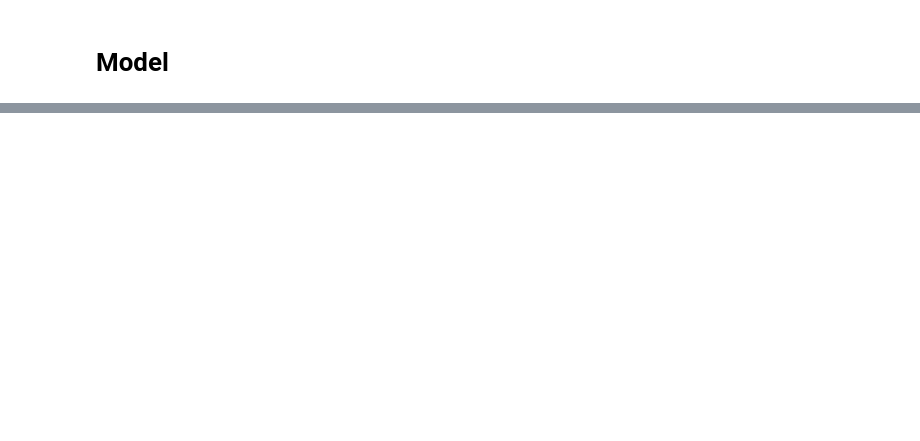
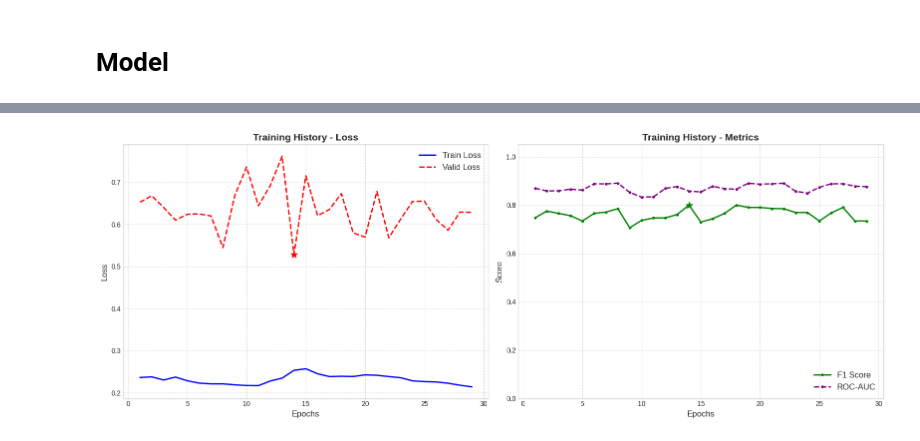
Before and after one commit to Brokengm/BIA_group_work, a Jupyter notebook: model.ipynb, the cells around one changed output, grey strips where cells are left out. Drawn from its saved outputs; the diff is of its cells as text; code cells hidden in the pictures; blank space fills up the shorter version.

Commit message:
add visualization

```diff
--- a/model.ipynb
+++ b/model.ipynb
@@ -690,0 +533,78 @@ print(f"ROC-AUC: {results[5]:.4f}")
+# %%
+#绘图函数
+import matplotlib.pyplot as plt
+import numpy as np
+
+def plot_training_history(learner,fold,title="Training History"):
+    """
+    从 FastAI Learner 中提取数据并绘制专业的 Loss 和 Metrics 曲线
+    """
+    # 1. 提取数据
+    # recorder.values 是一个列表，每一行对应一个 epoch
+    # 每一行的列顺序对应 learner.recorder.metric_names
+    values = np.array(learner.recorder.values)
+    metric_names = learner.recorder.metric_names
+
+    # FastAI 的 metric_names 通常是 ['epoch', 'train_loss', 'valid_loss', 'accuracy', 'f1_score', 'roc_auc_binary', ...]
+    # 注意：values 里不包含 'epoch' 列，所以索引要偏移
+
+    # 找到对应的索引 (自动查找，防止顺序变动)
+    try:
+        idx_train_loss = metric_names.index('train_loss') - 1
+        idx_valid_loss = metric_names.index('valid_loss') - 1
+        idx_f1 = metric_names.index('f1_score') - 1
+        idx_auc = metric_names.index('roc_auc_score') - 1
+    except ValueError:
+        print("错误: 找不到指定的指标名称，请检查 learner.recorder.metric_names")
+        print("当前可用指标:", metric_names)
+        return
+
+    # 提取列数据
+    train_losses = values[:, idx_train_loss]
+    valid_losses = values[:, idx_valid_loss]
+    f1_scores = values[:, idx_f1]
+    auc_scores = values[:, idx_auc]
+    epochs = range(1, len(train_losses) + 1)
+
+    # 2. 设置绘图风格
+    plt.style.use('seaborn-v0_8-whitegrid') # 使用整洁的网格风格
+    fig, (ax1, ax2) = plt.subplots(1, 2, figsize=(16, 6))
+
+    # --- 图 1: Loss 曲线 ---
+    ax1.plot(epochs, train_losses, 'b-', label='Train Loss', linewidth=2)
+    ax1.plot(epochs, valid_losses, 'r--', label='Valid Loss', linewidth=2)
+    ax1.set_title(f'{title} - Loss', fontsize=14, fontweight='bold')
+    ax1.set_xlabel('Epochs', fontsize=12)
+    ax1.set_ylabel('Loss', fontsize=12)
+    ax1.legend(fontsize=12)
+    ax1.grid(True, linestyle='--', alpha=0.7)
+
+    # 标记最佳验证 Loss 点
+    min_loss_idx = np.argmin(valid_losses)
+    ax1.scatter(epochs[min_loss_idx], valid_losses[min_loss_idx], s=100, c='red', marker='*')
+
+    # --- 图 2: Metrics 曲线 (F1 & AUC) ---
+    ax2.plot(epochs, f1_scores, 'g-', label='F1 Score', linewidth=2, marker='.')
+    ax2.plot(epochs, auc_scores, 'purple', label='ROC-AUC', linewidth=2, linestyle='--', marker='.')
+
+    ax2.set_title(f'{title} - Metrics', fontsize=14, fontweight='bold')
+    ax2.set_xlabel('Epochs', fontsize=12)
+    ax2.set_ylabel('Score', fontsize=12)
+    ax2.set_ylim(0, 1.05) # 固定 y 轴范围 0-1
+    ax2.legend(fontsize=12, loc='lower right')
+    ax2.grid(True, linestyle='--', alpha=0.7)
+
+    # 标记最佳 F1 点
+    max_f1_idx = np.argmax(f1_scores)
+    ax2.scatter(epochs[max_f1_idx], f1_scores[max_f1_idx], s=100, c='green', marker='*')
+    SAVE_FILENAME = f'/kaggle/working/KFold_Training_Curves_{fold+1}.png'
+    plt.savefig(SAVE_FILENAME, dpi=300, bbox_inches='tight')
+
+    plt.tight_layout()
+    plt.show()
+
+# --- 调用绘图函数 ---
+# 假设 learner 刚刚训练完，或者你可以 load 一个训练好的 learner
+plot_training_history(learner,0)
+# %% [output]
+[figure, added]
```
Also changed, not shown: parts of 23 cells of this notebook.
